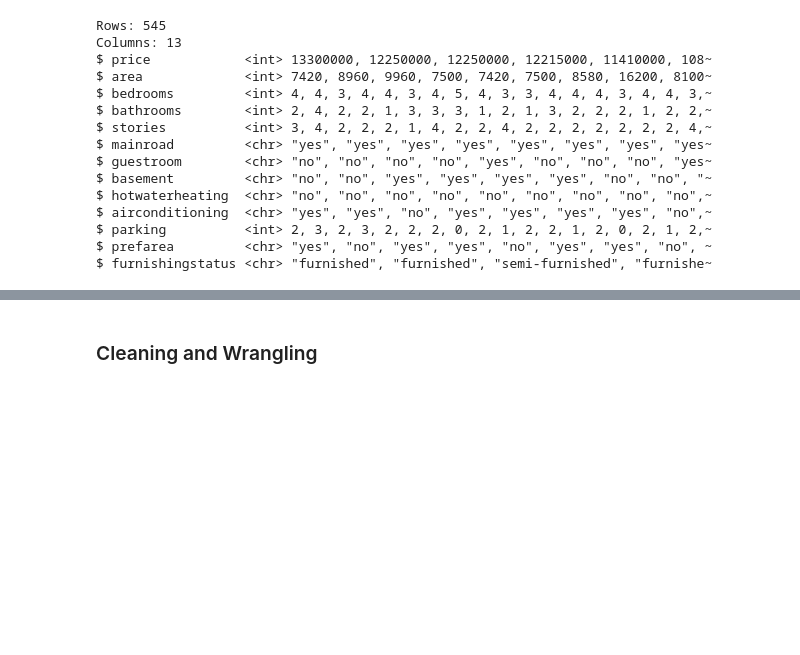
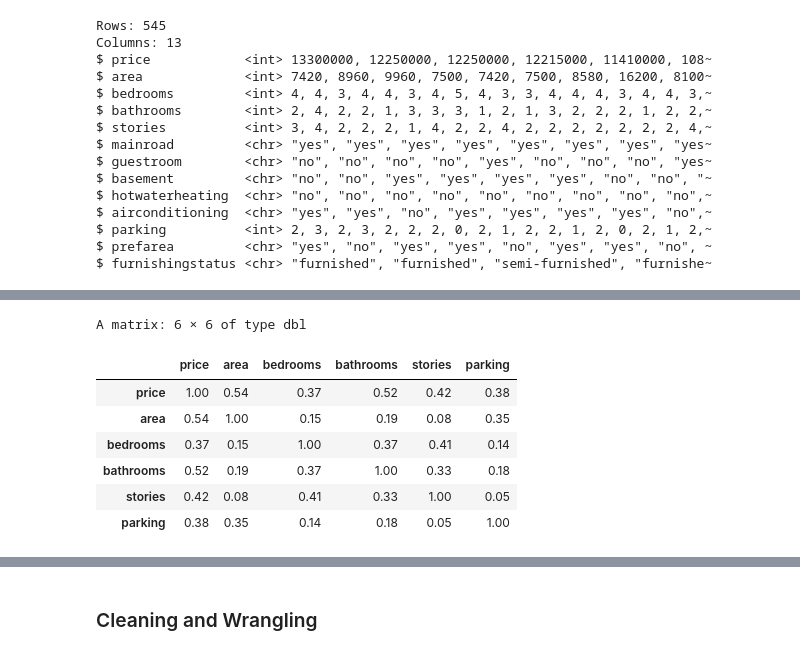
Before and after one commit to izk20/housing-prices, a Jupyter notebook: HousingPrices.ipynb, the cells around one changed output, grey strips where cells are left out. Cells and saved outputs as stored; diff of their text form; code cells hidden in the pictures; blank space fills up the shorter version.

```diff
--- a/HousingPrices.ipynb
+++ b/HousingPrices.ipynb
@@ -58,0 +85,12 @@ $ furnishingstatus <chr> "furnished", "furnished", "semi-furnished", "furnishe~
+# %%
+cormat <- round(cor(datanum),2)
+head(cormat)
+# %% [output]
+A matrix: 6 × 6 of type dbl
+|  | price | area | bedrooms | bathrooms | stories | parking |
+| price | 1.00 | 0.54 | 0.37 | 0.52 | 0.42 | 0.38 |
+| area | 0.54 | 1.00 | 0.15 | 0.19 | 0.08 | 0.35 |
+| bedrooms | 0.37 | 0.15 | 1.00 | 0.37 | 0.41 | 0.14 |
+| bathrooms | 0.52 | 0.19 | 0.37 | 1.00 | 0.33 | 0.18 |
+| stories | 0.42 | 0.08 | 0.41 | 0.33 | 1.00 | 0.05 |
+| parking | 0.38 | 0.35 | 0.14 | 0.18 | 0.05 | 1.00 |
```
Also changed, not shown: parts of 25 cells of this notebook.
